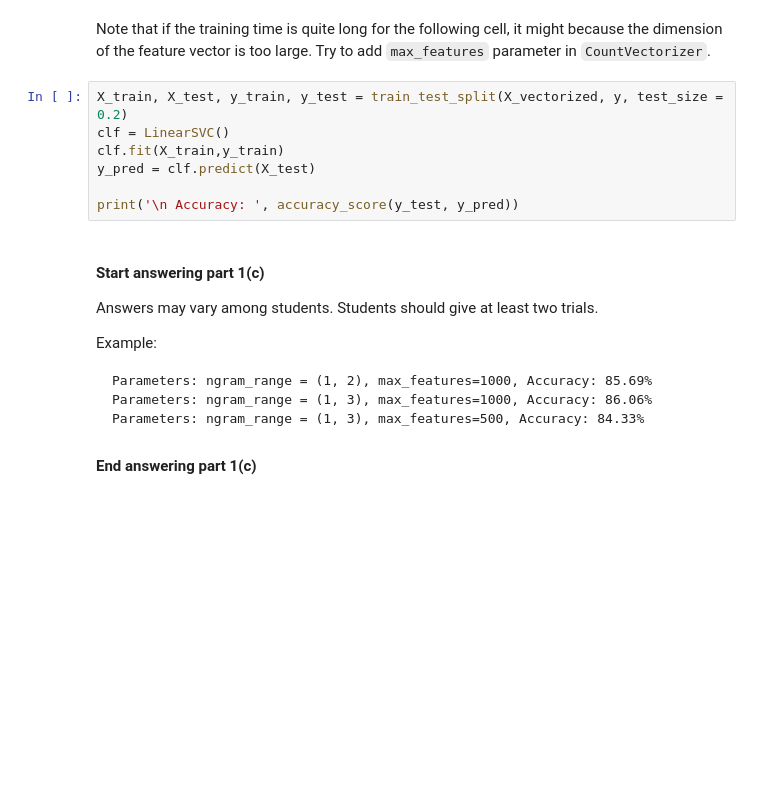
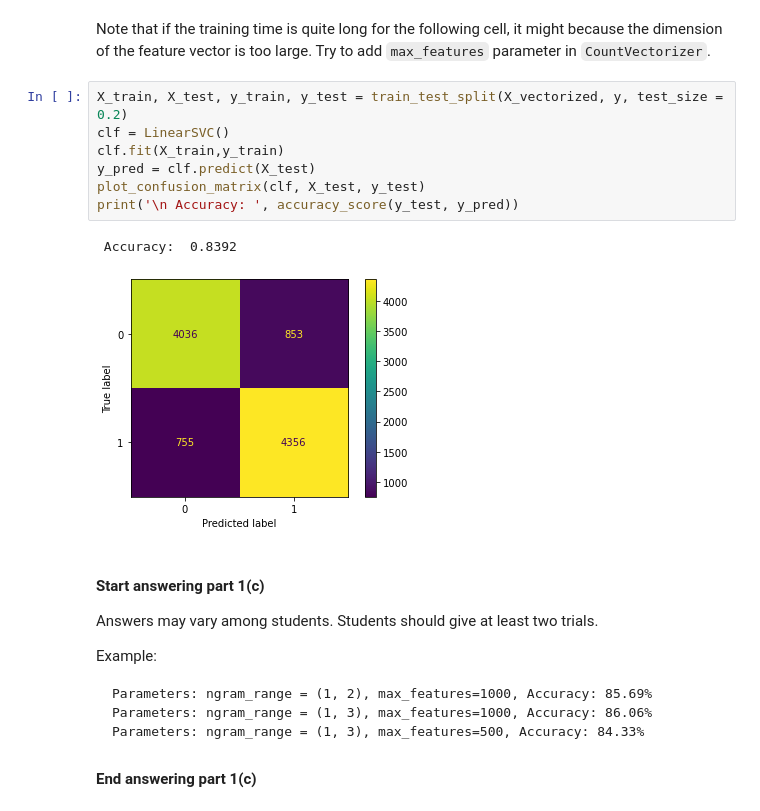
Before and after one commit to rexwang123/EECS289_Final_Project_T, a Jupyter notebook: Assignment/Assignment_solution.ipynb, the cells around one changed output. Drawn from its saved outputs; the diff is of its cells as text; blank space fills up the shorter version.

```diff
--- a/Assignment/Assignment_solution.ipynb
+++ b/Assignment/Assignment_solution.ipynb
@@ -253,10 +254,13 @@ Note that if the training time is quite long for the following cell, it might be
 # %%
 X_train, X_test, y_train, y_test = train_test_split(X_vectorized, y, test_size = 0.2)
 clf = LinearSVC()
 clf.fit(X_train,y_train)
 y_pred = clf.predict(X_test)
-
+plot_confusion_matrix(clf, X_test, y_test)
 print('\n Accuracy: ', accuracy_score(y_test, y_pred))
+# %% [output]
+ Accuracy:  0.8392
+[figure, added]
 # %% [markdown]
 #### Start answering part 1(c)
 Answers may vary among students. Students should give at least two trials.
```
Also changed, not shown: parts of 30 cells of this notebook, 1 other file.
